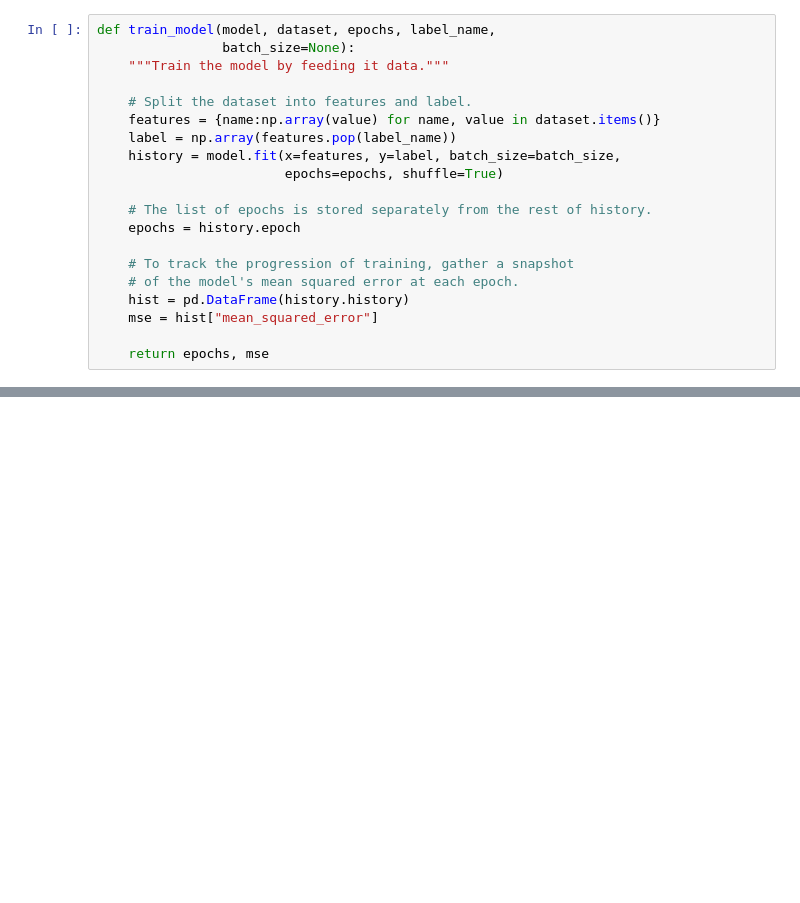
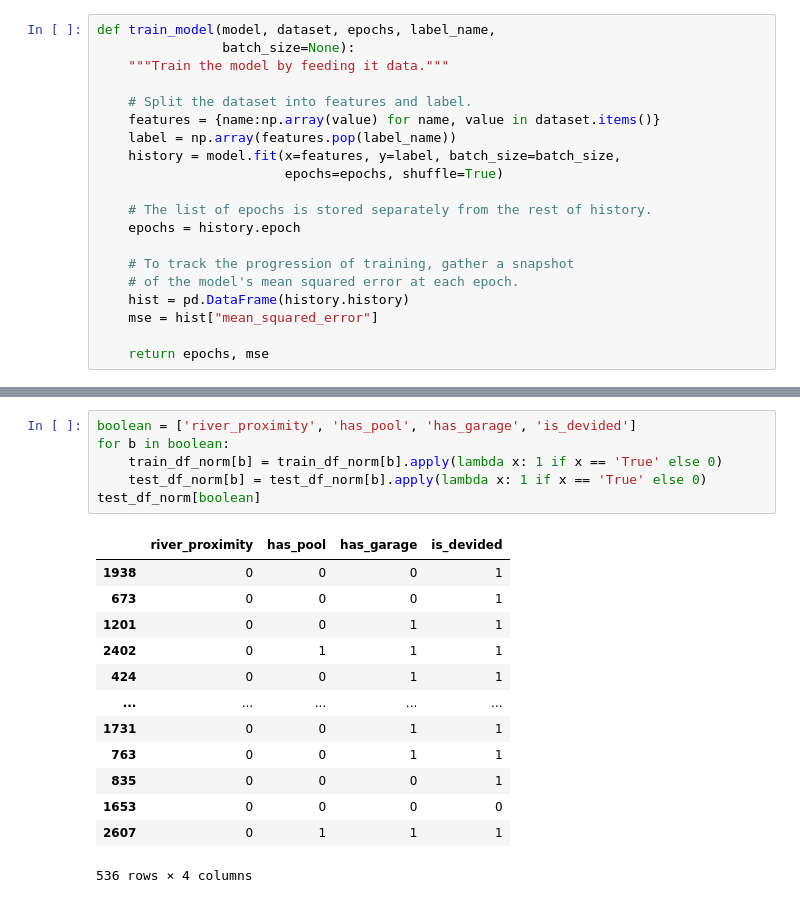
Before and after one commit to Jahnic/Portfolio, a Jupyter notebook: RealEstate/tf_gcolab.ipynb, the cells around one changed output, grey strips where cells are left out. Cells and saved outputs as stored; diff of their text form; blank space fills up the shorter version.

```diff
--- a/RealEstate/tf_gcolab.ipynb
+++ b/RealEstate/tf_gcolab.ipynb
@@ -551,0 +581,20 @@ AttributeError: Can't pickle local object 'WeakSet.__init__.<locals>._remove'
+# %%
+boolean = ['river_proximity', 'has_pool', 'has_garage', 'is_devided']
+for b in boolean:
+    train_df_norm[b] = train_df_norm[b].apply(lambda x: 1 if x == 'True' else 0)
+    test_df_norm[b] = test_df_norm[b].apply(lambda x: 1 if x == 'True' else 0)
+test_df_norm[boolean]
+# %% [output]
+|  | river_proximity | has_pool | has_garage | is_devided |
+| 1938 | 0 | 0 | 0 | 1 |
+| 673 | 0 | 0 | 0 | 1 |
+| 1201 | 0 | 0 | 1 | 1 |
+| 2402 | 0 | 1 | 1 | 1 |
+| 424 | 0 | 0 | 1 | 1 |
+| ... | ... | ... | ... | ... |
+| 1731 | 0 | 0 | 1 | 1 |
+| 763 | 0 | 0 | 1 | 1 |
+| 835 | 0 | 0 | 0 | 1 |
+| 1653 | 0 | 0 | 0 | 0 |
+| 2607 | 0 | 1 | 1 | 1 |
+536 rows × 4 columns
```
Also changed, not shown: parts of 21 cells of this notebook.
